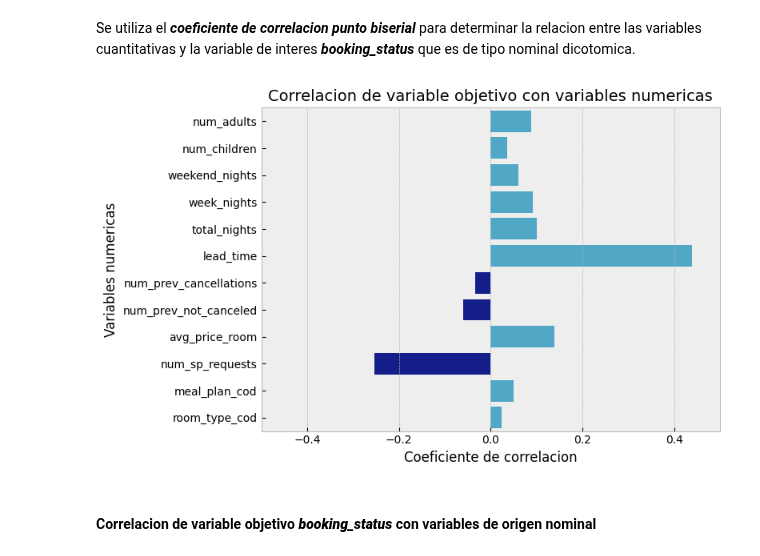
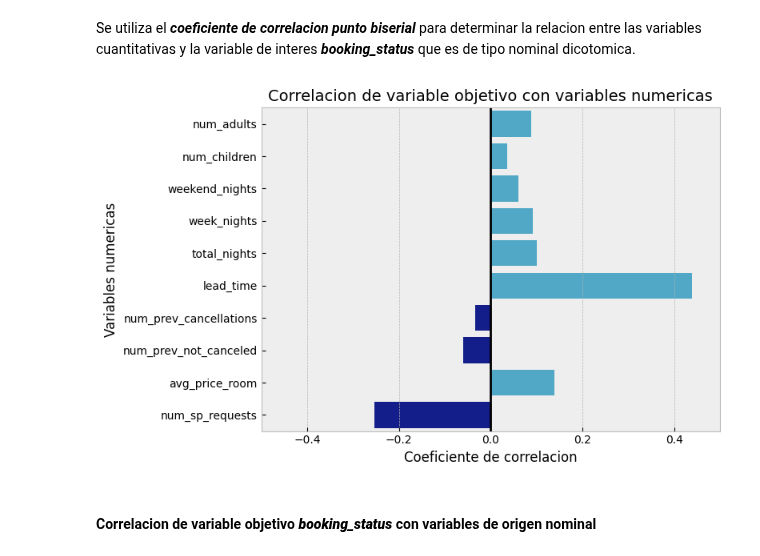
Before and after one commit to arielRas/CoderHouseDataScience-ProyectoFinal, a Jupyter notebook: Eda.ipynb, the cells around one changed output. Drawn from its saved outputs; the diff is of its cells as text; code cells hidden in the pictures.

Commit message:
Se crea la clase PlotCorrelation y metodos para plotear correlaciones

```diff
--- a/Eda.ipynb
+++ b/Eda.ipynb
@@ -98,9 +117,9 @@ plt.show()
 # %% [markdown]
 Se utiliza el ***coeficiente de correlacion punto biserial*** para determinar la relacion entre las variables cuantitativas y la variable de interes ***booking_status*** que es de tipo nominal dicotomica.
 # %%
-get_corr_biserial_point('booking_status_cod', numeric_var+ordinal_var, 'numericas')
+PlotCorrelation(df, 'booking_status_cod', numeric_var, 'numericas').plot_biserial_point()
 # %% [output]
-[figure, old version]
+[figure, new version]
 # %% [markdown]
 #### Correlacion de variable objetivo ***booking_status*** con variables de origen nominal
 # %% [markdown]
```
Also changed, not shown: parts of 4 cells of this notebook.
